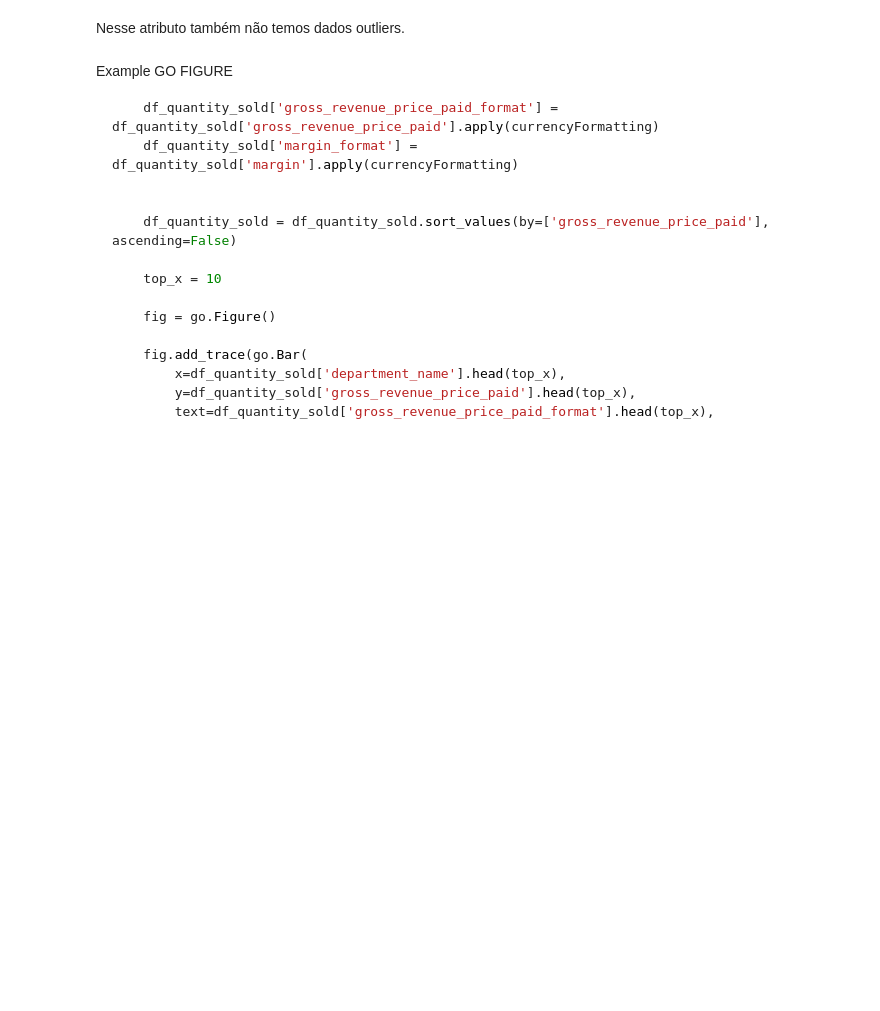
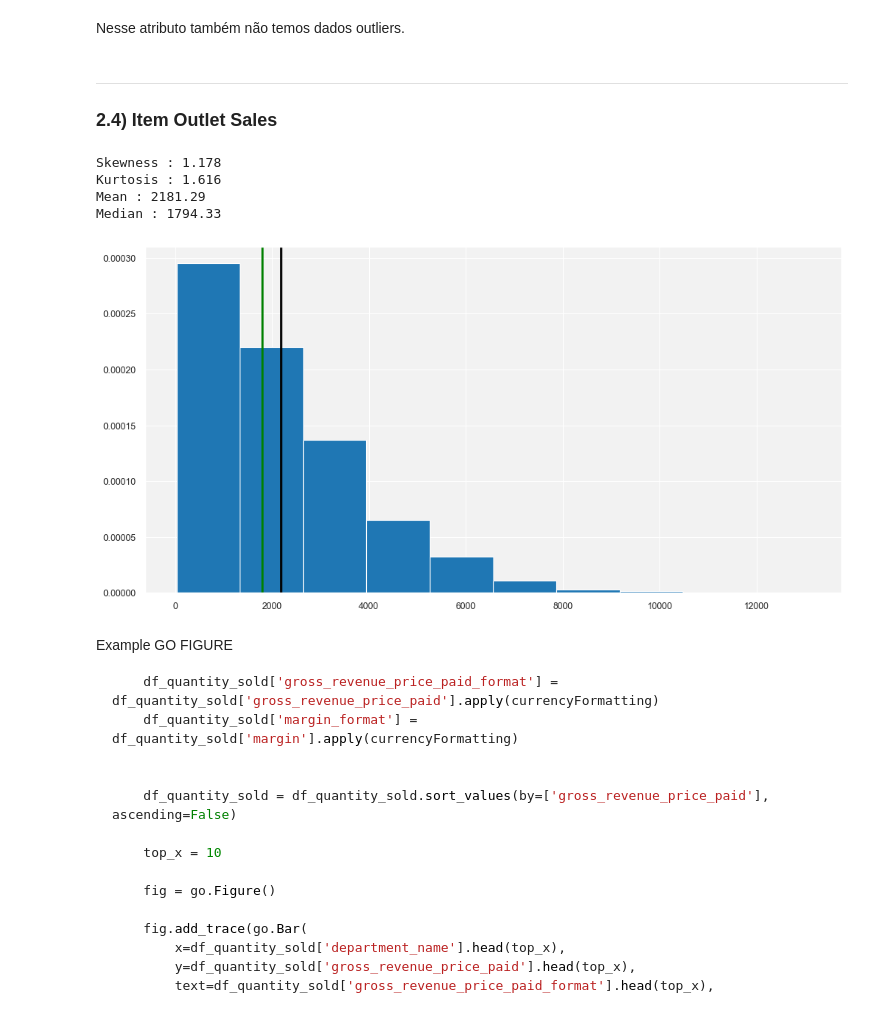
Before and after one commit to Krupique/mlops-projects, a Jupyter notebook: 02-bigmart_sales_prediction/notebook/data_analysis_new.ipynb, the cells around one changed output. Saved outputs shown, nothing was run; the diff lists cells and outputs as text; code cells hidden in the pictures; blank space fills up the shorter version.

```diff
--- a/02-bigmart_sales_prediction/notebook/data_analysis_new.ipynb
+++ b/02-bigmart_sales_prediction/notebook/data_analysis_new.ipynb
@@ -415,6 +419,39 @@ sns.boxplot(df_train_raw['Item_MRP'])
 [figure]
 # %% [markdown]
 Nesse atributo também não temos dados outliers.
+# %% [markdown]
+---
+
+### 2.4) Item Outlet Sales
+# %%
+df_train_raw['Item_Outlet_Sales']
+
+skewness = round(df_train_raw['Item_Outlet_Sales'].skew(), 3)
+kurtosis = round(df_train_raw['Item_Outlet_Sales'].kurt(), 3)
+mean = round(df_train_raw['Item_Outlet_Sales'].mean(), 2)
+median = round(df_train_raw['Item_Outlet_Sales'].median(), 2)
+
+print(f'Skewness : {skewness}')
+print(f'Kurtosis : {kurtosis}')
+print(f'Mean : {mean}')
+print(f'Median : {median}')
+
+fig, ax = plt.subplots(figsize=(12, 6))
+ax.hist(df_train_raw['Item_Outlet_Sales'], bins=10, density=True)
+
+# Linha da mediana
+ax.axvline(x = df_train_raw['Item_Outlet_Sales'].mean(), color='black', lw=2)
+
+# Linha da média
+ax.axvline(x = df_train_raw['Item_Outlet_Sales'].median(), color='green', lw=2)
+
+plt.show()
+# %% [output]
+Skewness : 1.178
+Kurtosis : 1.616
+Mean : 2181.29
+Median : 1794.33
+[figure, added]
 # %% [markdown]
 Example GO FIGURE
 
```
Also changed, not shown: parts of 2 cells of this notebook.
